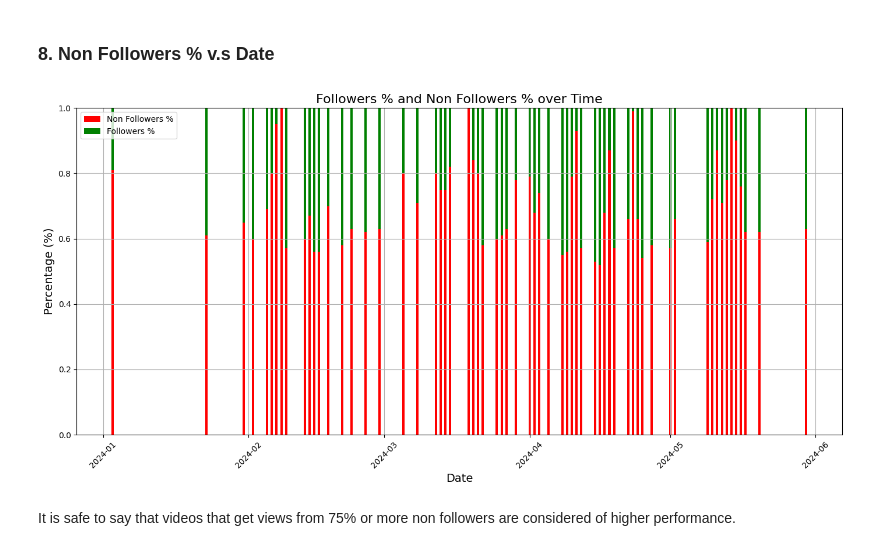
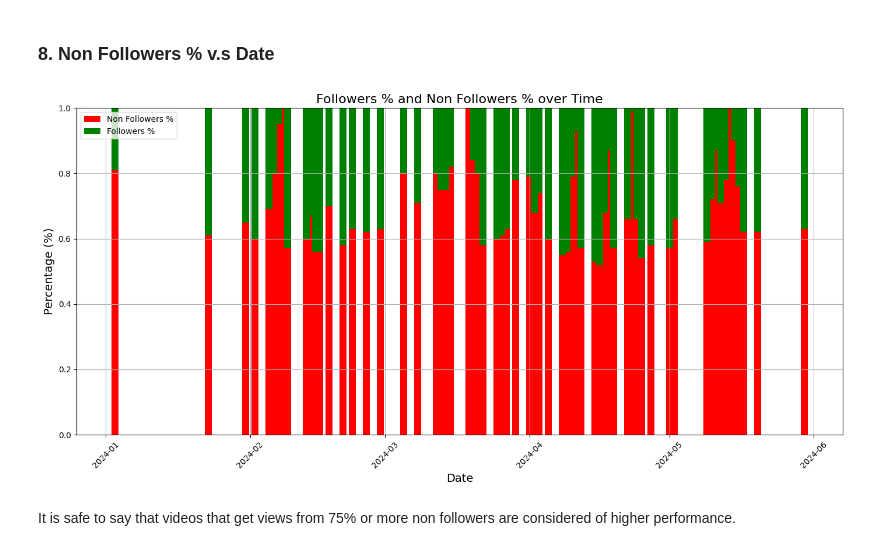
Before and after one commit to hjake22/washusocial24summerintern, a Jupyter notebook: exploringTikTokAnalytics.ipynb, the cells around one changed output. Drawn from its saved outputs; the diff is of its cells as text; code cells hidden in the pictures.

```diff
--- a/exploringTikTokAnalytics.ipynb
+++ b/exploringTikTokAnalytics.ipynb
@@ -1027,31 +1031,31 @@ It is apparent that videos where over 50% of the reach hits new viewers, also ha
 # %%
 # Set the figure size
 plt.figure(figsize=(14, 7))
 
 df['Followers %'] = 1 - df['Non Followers %']
 # Plot 'Followers %' vs 'Date'
 above_avg_color = 'red'  # Define a brighter color for Followers % above average
-plt.bar(df['Date'], df['Non Followers %'], width=0.5, color=above_avg_color, label='Non Followers %')
+plt.bar(df['Date'], df['Non Followers %'], width=1.5, color=above_avg_color, label='Non Followers %')
 
 # Plot 'Non Followers %' vs 'Date' (stacked below Followers %)
-plt.bar(df['Date'], df['Followers %'], width=0.5, bottom=df['Non Followers %'], color='green', label='Followers %')
+plt.bar(df['Date'], df['Followers %'], width=1.5, bottom=df['Non Followers %'], color='green', label='Followers %')
 
 # Formatting
 plt.title('Followers % and Non Followers % over Time', fontsize=16)
 plt.xlabel('Date', fontsize=14)
 plt.ylabel('Percentage (%)', fontsize=14)
 plt.xticks(rotation=45)
 plt.ylim(0, 1)  # Set the y-axis limit to [0, 1] since both percentages should sum to 1
 plt.grid(True)
 
 # Add legend
 plt.legend()
 
 # Show plot
 plt.tight_layout()  # Adjust layout to prevent overlap
 plt.show()
 # %% [output]
-[figure, old version]
+[figure, new version]
 # %% [markdown]
 It is safe to say that videos that get views from 75% or more non followers are considered of higher performance.
 # %% [markdown]
```
Also changed, not shown: parts of 14 cells of this notebook.
